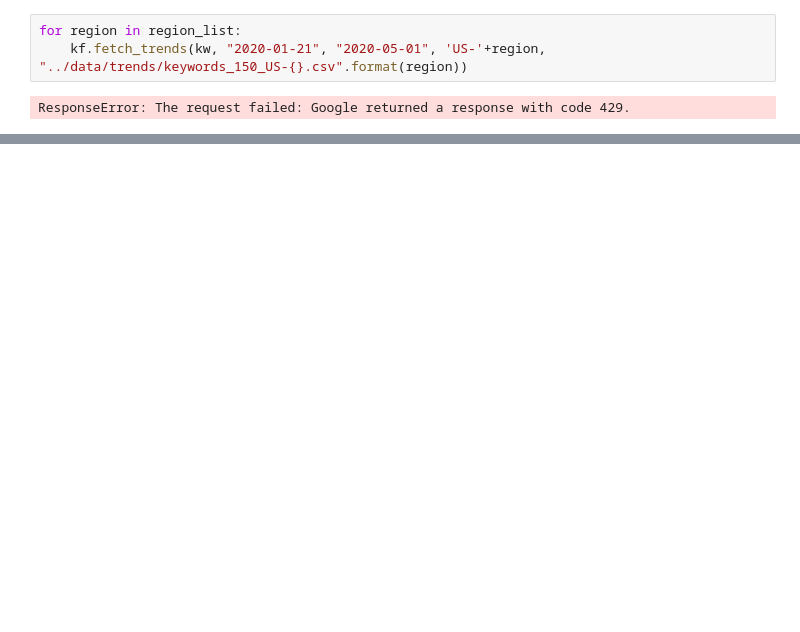
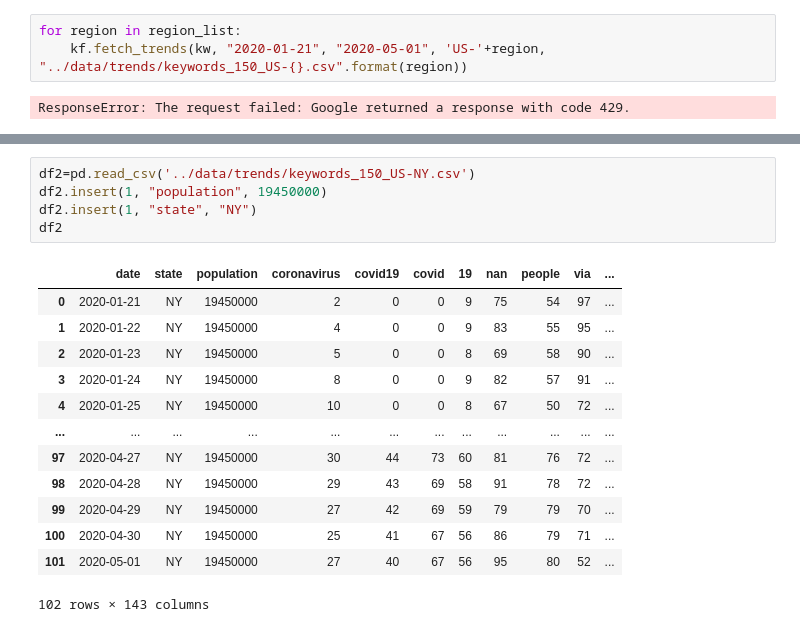
Before and after one commit to Trembleo/DS-GA-1003-Final-proj, a Jupyter notebook: code/keyword_playground.ipynb, the cells around one changed output, grey strips where cells are left out. Cells and saved outputs as stored; diff of their text form; blank space fills up the shorter version.

```diff
--- a/code/keyword_playground.ipynb
+++ b/code/keyword_playground.ipynb
@@ -47,0 +67,19 @@ ResponseError: The request failed: Google returned a response with code 429.
+# %%
+df2=pd.read_csv('../data/trends/keywords_150_US-NY.csv')
+df2.insert(1, "population", 19450000)
+df2.insert(1, "state", "NY")
+df2
+# %% [output]
+|  | date | state | population | coronavirus | covid19 | covid | 19 | nan | people | via | ... |
+| 0 | 2020-01-21 | NY | 19450000 | 2 | 0 | 0 | 9 | 75 | 54 | 97 | ... |
+| 1 | 2020-01-22 | NY | 19450000 | 4 | 0 | 0 | 9 | 83 | 55 | 95 | ... |
+| 2 | 2020-01-23 | NY | 19450000 | 5 | 0 | 0 | 8 | 69 | 58 | 90 | ... |
+| 3 | 2020-01-24 | NY | 19450000 | 8 | 0 | 0 | 9 | 82 | 57 | 91 | ... |
+| 4 | 2020-01-25 | NY | 19450000 | 10 | 0 | 0 | 8 | 67 | 50 | 72 | ... |
+| ... | ... | ... | ... | ... | ... | ... | ... | ... | ... | ... | ... |
+| 97 | 2020-04-27 | NY | 19450000 | 30 | 44 | 73 | 60 | 81 | 76 | 72 | ... |
+| 98 | 2020-04-28 | NY | 19450000 | 29 | 43 | 69 | 58 | 91 | 78 | 72 | ... |
+| 99 | 2020-04-29 | NY | 19450000 | 27 | 42 | 69 | 59 | 79 | 79 | 70 | ... |
+| 100 | 2020-04-30 | NY | 19450000 | 25 | 41 | 67 | 56 | 86 | 79 | 71 | ... |
+| 101 | 2020-05-01 | NY | 19450000 | 27 | 40 | 67 | 56 | 95 | 80 | 52 | ... |
+102 rows × 143 columns
```
Also changed, not shown: parts of 4 cells of this notebook, 10 other files.
